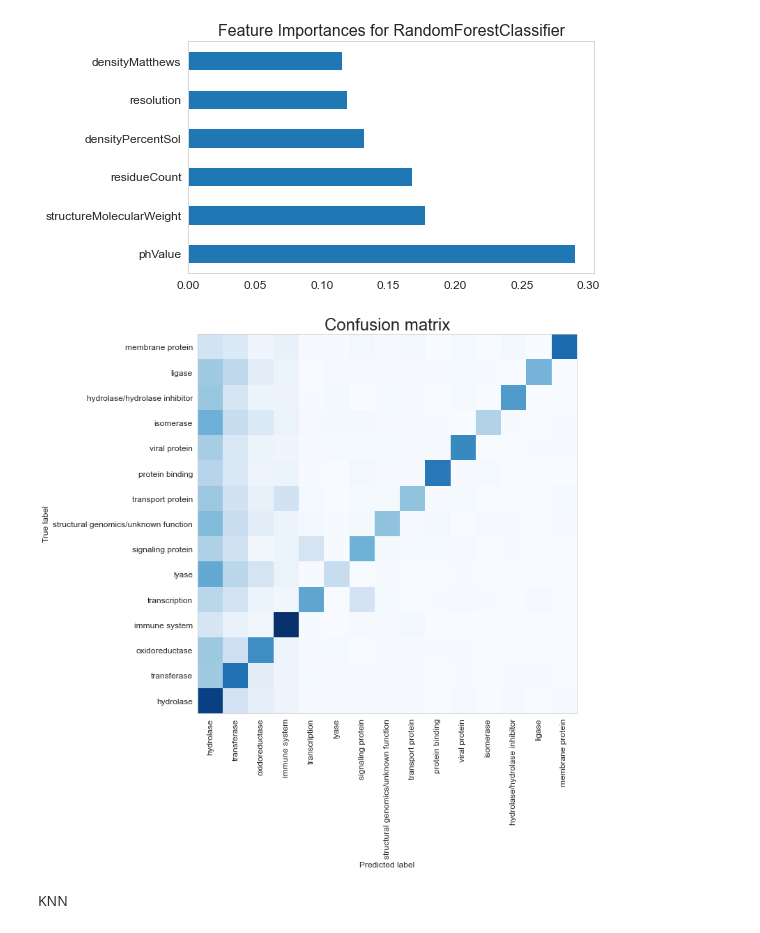
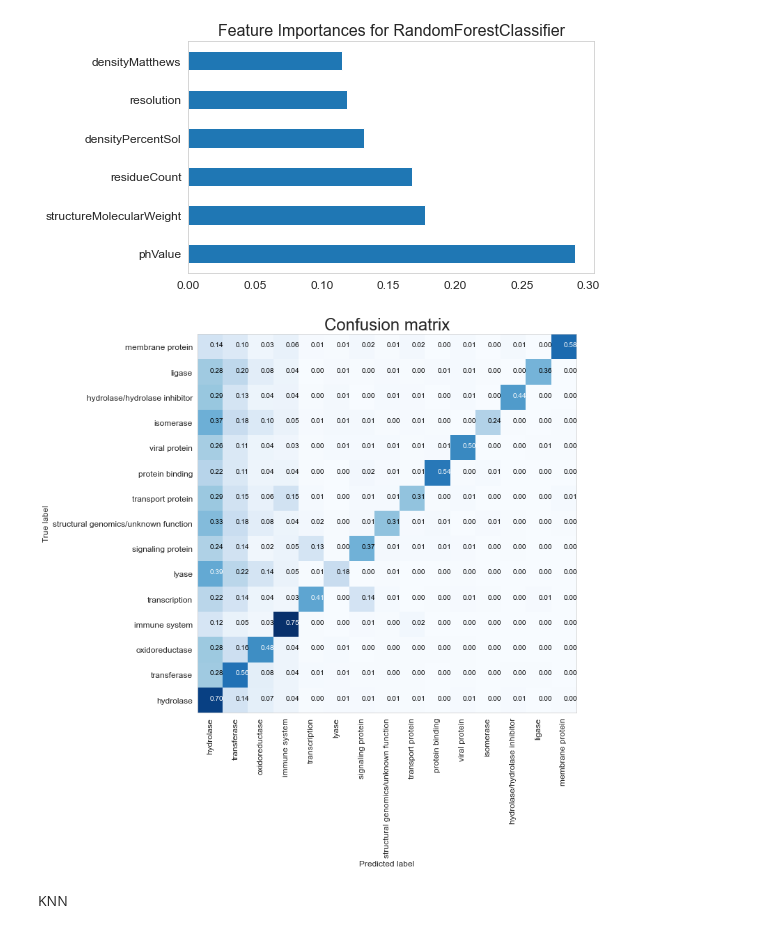
Before and after one commit to abishek269/Protein-Super-family-Classification-, a Jupyter notebook: model_ML_DL_final.ipynb, the cells around one changed output. Saved outputs shown, nothing was run; the diff lists cells and outputs as text; code cells hidden in the pictures.

```diff
--- a/model_ML_DL_final.ipynb
+++ b/model_ML_DL_final.ipynb
@@ -273,10 +274,10 @@ plt.tight_layout()
 # %%
 # Plotting the confusion matrix for classification:
 plt.figure(figsize=(10, 10))
 cm = confusion_matrix(y_test, y_pred)
-plot_confusion_matrix(cm, class_d)
+plot_confusion_matrix(cm, class_d, normalize = True, coding = True)
 # %% [output]
-[figure, old version]
+[figure, new version]
 # %% [markdown]
 KNN
 # %%
```
Also changed, not shown: parts of 3 cells of this notebook.
